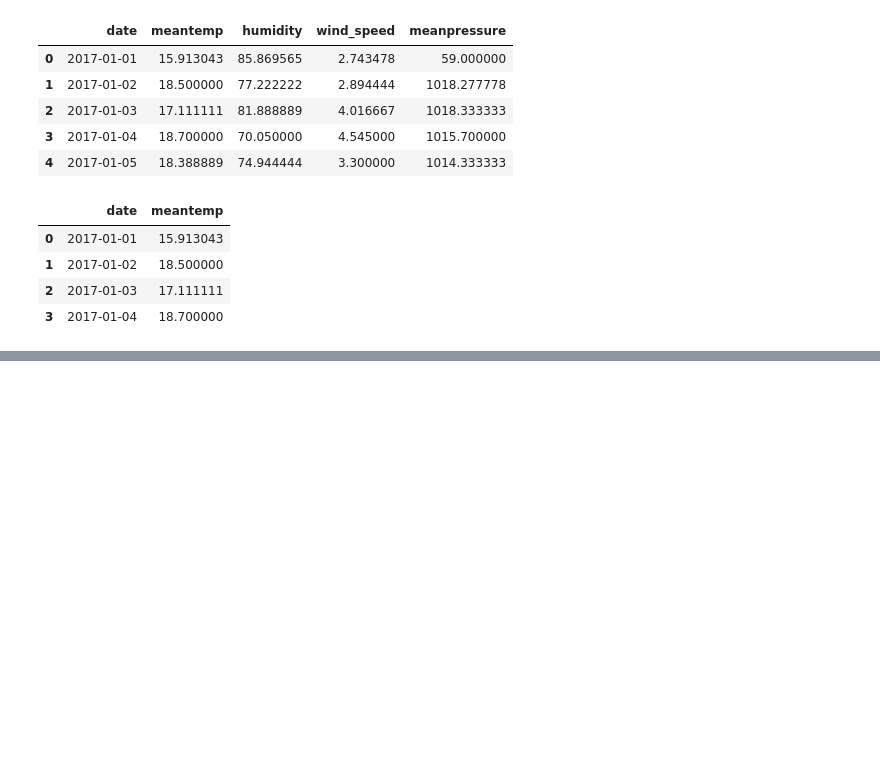
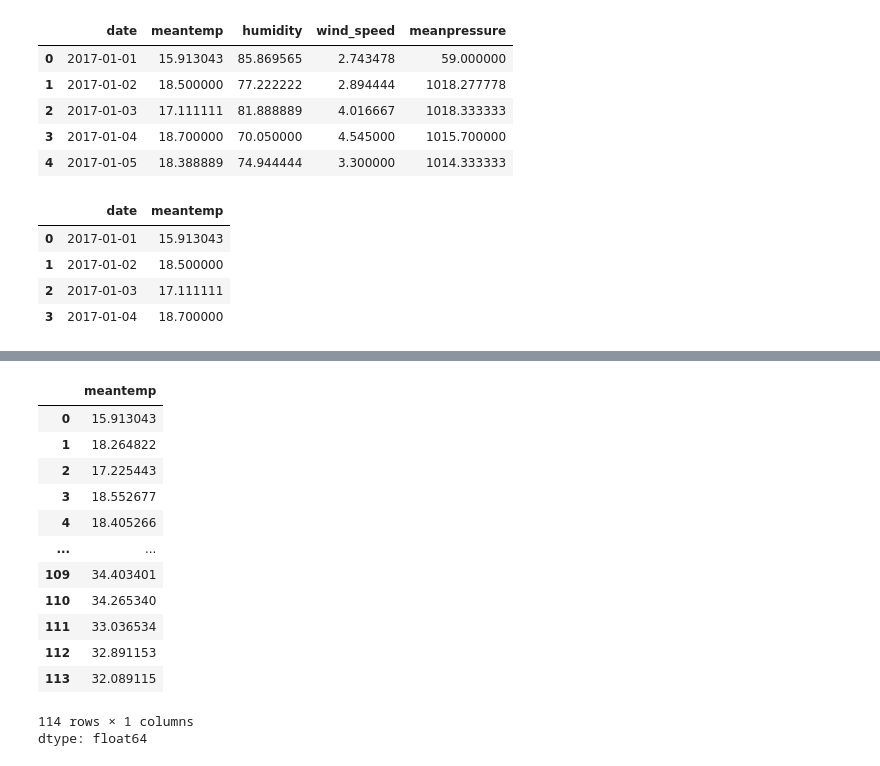
Before and after one commit to ajaykumar080286/DeepLearning, a Jupyter notebook: ExpoentialWeightedMomentAvg.ipynb, the cells around one changed output, grey strips where cells are left out. Saved outputs shown, nothing was run; the diff lists cells and outputs as text; code cells hidden in the pictures; blank space fills up the shorter version.

```diff
--- a/ExpoentialWeightedMomentAvg.ipynb
+++ b/ExpoentialWeightedMomentAvg.ipynb
@@ -28,0 +36,17 @@ df.head(4)
+# %%
+EWMA
+# %% [output]
+|  | meantemp |
+| 0 | 15.913043 |
+| 1 | 18.264822 |
+| 2 | 17.225443 |
+| 3 | 18.552677 |
+| 4 | 18.405266 |
+| ... | ... |
+| 109 | 34.403401 |
+| 110 | 34.265340 |
+| 111 | 33.036534 |
+| 112 | 32.891153 |
+| 113 | 32.089115 |
+114 rows × 1 columns
+dtype: float64
```
Also changed, not shown: parts of 5 cells of this notebook.
